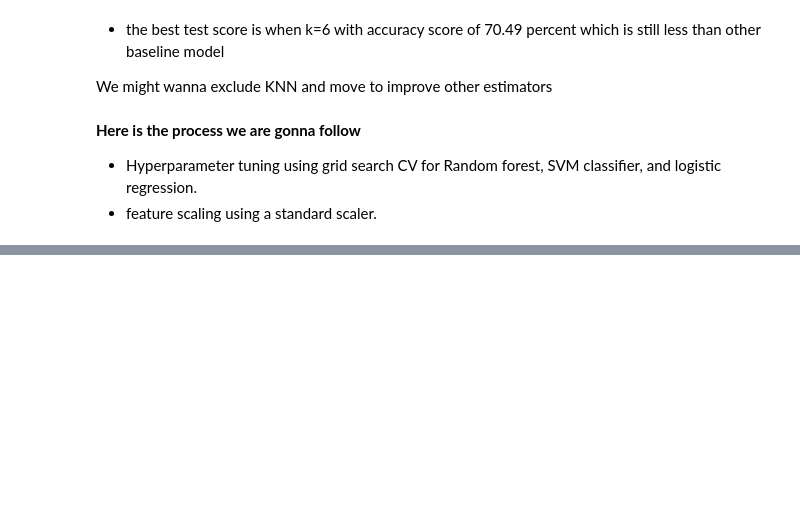
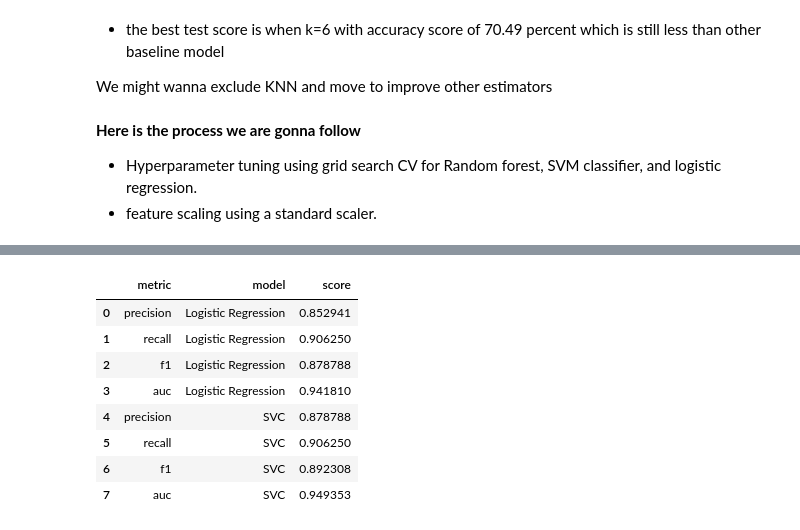
Before and after one commit to AkshilShah21/heart-disease-project, a Jupyter notebook: heart_disease.ipynb, the cells around one changed output, grey strips where cells are left out. Cells and saved outputs as stored; diff of their text form; code cells hidden in the pictures; blank space fills up the shorter version.

```diff
--- a/heart_disease.ipynb
+++ b/heart_disease.ipynb
@@ -594,0 +669,12 @@ Baseline model
+# %%
+df_modelScore
+# %% [output]
+|  | metric | model | score |
+| 0 | precision | Logistic Regression | 0.852941 |
+| 1 | recall | Logistic Regression | 0.906250 |
+| 2 | f1 | Logistic Regression | 0.878788 |
+| 3 | auc | Logistic Regression | 0.941810 |
+| 4 | precision | SVC | 0.878788 |
+| 5 | recall | SVC | 0.906250 |
+| 6 | f1 | SVC | 0.892308 |
+| 7 | auc | SVC | 0.949353 |
```
Also changed, not shown: parts of 21 cells of this notebook.
